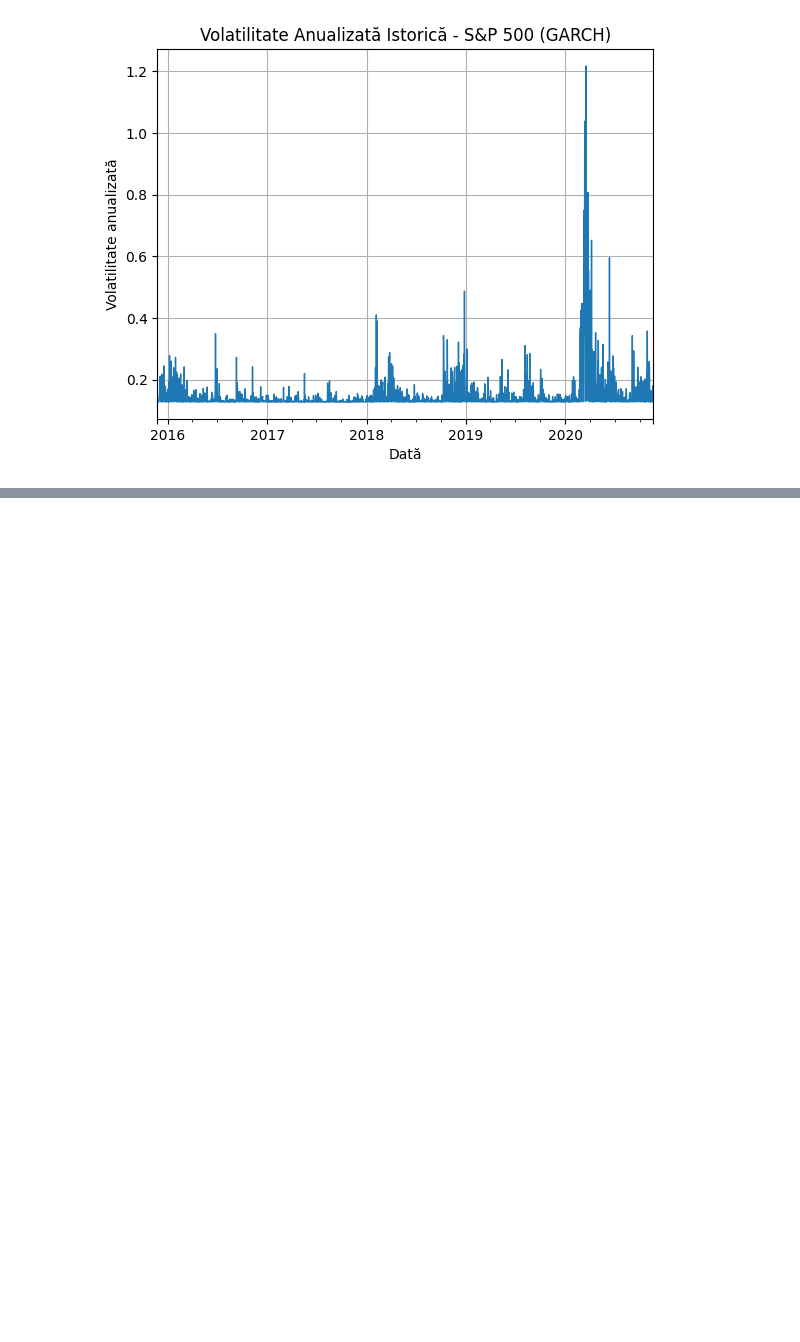
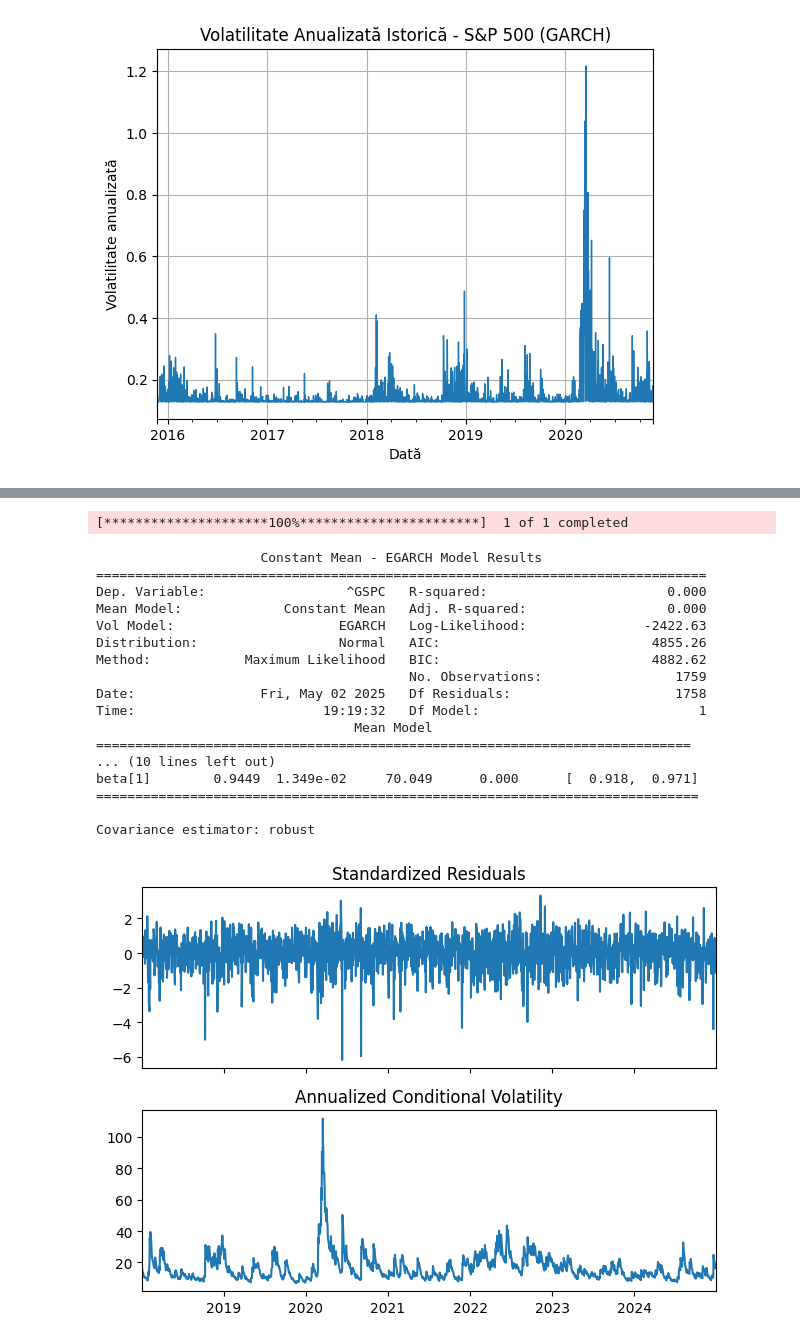
Before and after one commit to BogdanT54/Serii-de-Timp, a Jupyter notebook: Analiza_S&P500_(Proiect_Serii_Timp).ipynb, the cells around one changed output, grey strips where cells are left out. Cells and saved outputs as stored; diff of their text form; code cells hidden in the pictures; blank space fills up the shorter version.

```diff
--- a/Analiza_S&P500_(Proiect_Serii_Timp).ipynb
+++ b/Analiza_S&P500_(Proiect_Serii_Timp).ipynb
@@ -577,0 +694,36 @@ plt.show()
+# %%
+# Descărcare date S&P500
+data = yf.download("^GSPC", start="2018-01-01", end="2024-12-31")["Close"]
+returns = 100 * np.log(data / data.shift(1)).dropna()
+
+# Model EGARCH(1,1)
+model = arch_model(returns, vol='EGARCH', p=1, o=1, q=1, dist='normal')
+result = model.fit(disp='off')
+
+# Rezumat
+print(result.summary())
+
+# Graficul volatilității estimate
+result.plot(annualize='D')
+plt.tight_layout()
+plt.show()
+# %% [output]
+[*********************100%***********************]  1 of 1 completed
+                     Constant Mean - EGARCH Model Results
+==============================================================================
+Dep. Variable:                  ^GSPC   R-squared:                       0.000
+Mean Model:             Constant Mean   Adj. R-squared:                  0.000
+Vol Model:                     EGARCH   Log-Likelihood:               -2422.63
+Distribution:                  Normal   AIC:                           4855.26
+Method:            Maximum Likelihood   BIC:                           4882.62
+                                        No. Observations:                 1759
+Date:                Fri, May 02 2025   Df Residuals:                     1758
+Time:                        19:19:32   Df Model:                            1
+                                 Mean Model
+============================================================================
+... (10 lines left out)
+beta[1]        0.9449  1.349e-02     70.049      0.000      [  0.918,  0.971]
+=============================================================================
+
+Covariance estimator: robust
+[figure, added]
```
Also changed, not shown: parts of 8 cells of this notebook.
